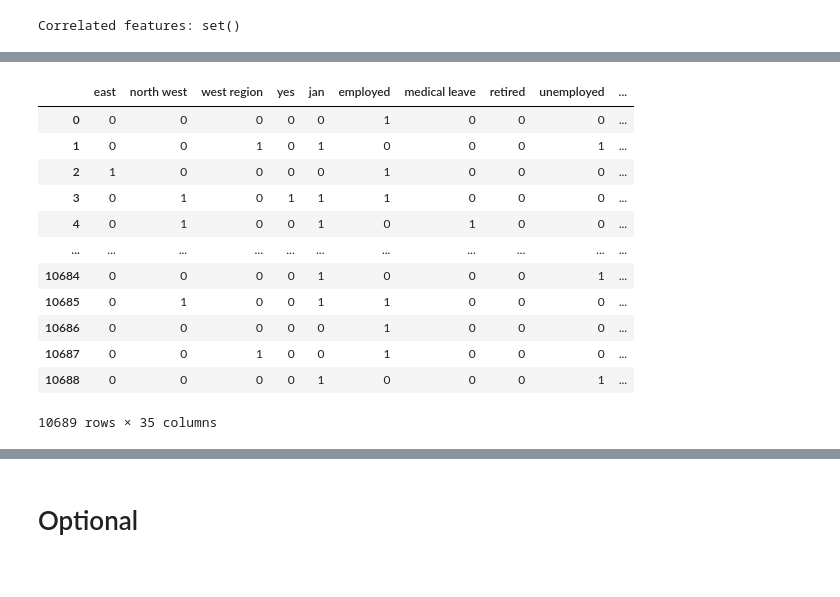
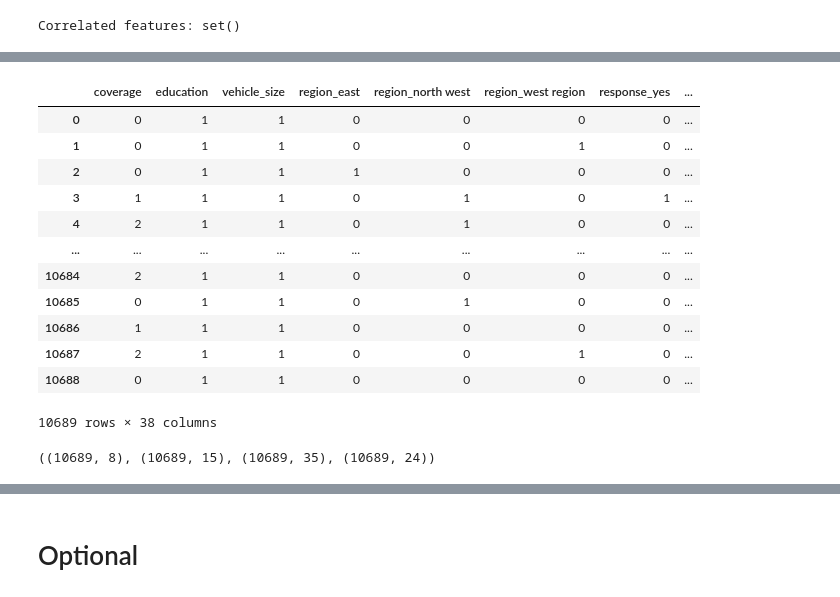
Before and after one commit to Phylanxy/Labs, a Jupyter notebook: week 4/Day 1/Lab_ML_day1.ipynb, the cells around one changed output, grey strips where cells are left out. Drawn from its saved outputs; the diff is of its cells as text; code cells hidden in the pictures.

```diff
--- a/week 4/Day 1/Lab_ML_day1.ipynb
+++ b/week 4/Day 1/Lab_ML_day1.ipynb
@@ -91,30 +107,25 @@ df_dummies
-# %%
-# create dummy variables
-# for all non-ordinal columns
-cols_to_dummify = df_cat.columns.drop(["coverage","education","vehicle_size"])
-df_dums = pd.DataFrame()
-for i, col in enumerate(cols_to_dummify):
-    df_dummies = pd.get_dummies(df_cat[col], drop_first=1)
-    # concatenate the original dataframe with the dummy variables
-    df_dums = pd.concat([df_dums, df_dummies], axis=1)
-# %%
-df_dums
-# %% [output]
-|  | east | north west | west region | yes | jan | employed | medical leave | retired | unemployed | ... |
-| 0 | 0 | 0 | 0 | 0 | 0 | 1 | 0 | 0 | 0 | ... |
-| 1 | 0 | 0 | 1 | 0 | 1 | 0 | 0 | 0 | 1 | ... |
-| 2 | 1 | 0 | 0 | 0 | 0 | 1 | 0 | 0 | 0 | ... |
-| 3 | 0 | 1 | 0 | 1 | 1 | 1 | 0 | 0 | 0 | ... |
-| 4 | 0 | 1 | 0 | 0 | 1 | 0 | 1 | 0 | 0 | ... |
-| ... | ... | ... | ... | ... | ... | ... | ... | ... | ... | ... |
-| 10684 | 0 | 0 | 0 | 0 | 1 | 0 | 0 | 0 | 1 | ... |
-| 10685 | 0 | 1 | 0 | 0 | 1 | 1 | 0 | 0 | 0 | ... |
-| 10686 | 0 | 0 | 0 | 0 | 0 | 1 | 0 | 0 | 0 | ... |
-| 10687 | 0 | 0 | 1 | 0 | 0 | 1 | 0 | 0 | 0 | ... |
-| 10688 | 0 | 0 | 0 | 0 | 1 | 0 | 0 | 0 | 1 | ... |
-10689 rows × 35 columns
 # %%
 df_done = pd.concat([df_cat[["coverage","education","vehicle_size"]], df_dums], axis=1)
+# %%
+df_done
+# %% [output]
+|  | coverage | education | vehicle_size | region_east | region_north west | region_west region | response_yes | ... |
+| 0 | 0 | 1 | 1 | 0 | 0 | 0 | 0 | ... |
+| 1 | 0 | 1 | 1 | 0 | 0 | 1 | 0 | ... |
+| 2 | 0 | 1 | 1 | 1 | 0 | 0 | 0 | ... |
+| 3 | 1 | 1 | 1 | 0 | 1 | 0 | 1 | ... |
+| 4 | 2 | 1 | 1 | 0 | 1 | 0 | 0 | ... |
+| ... | ... | ... | ... | ... | ... | ... | ... | ... |
+| 10684 | 2 | 1 | 1 | 0 | 0 | 0 | 0 | ... |
+| 10685 | 0 | 1 | 1 | 0 | 1 | 0 | 0 | ... |
+| 10686 | 1 | 1 | 1 | 0 | 0 | 0 | 0 | ... |
+| 10687 | 2 | 1 | 1 | 0 | 0 | 1 | 0 | ... |
+| 10688 | 0 | 1 | 1 | 0 | 0 | 0 | 0 | ... |
+10689 rows × 38 columns
+# %%
+df_num.shape, df_cat.shape, df_dums.shape, df.shape
+# %% [output]
+((10689, 8), (10689, 15), (10689, 35), (10689, 24))
 # %%
 df_done.to_csv("dum_df.csv", index=False)
 df_num.to_csv("num_df.csv", index=False)
```
Also changed, not shown: parts of 4 cells of this notebook, 49 other files.
